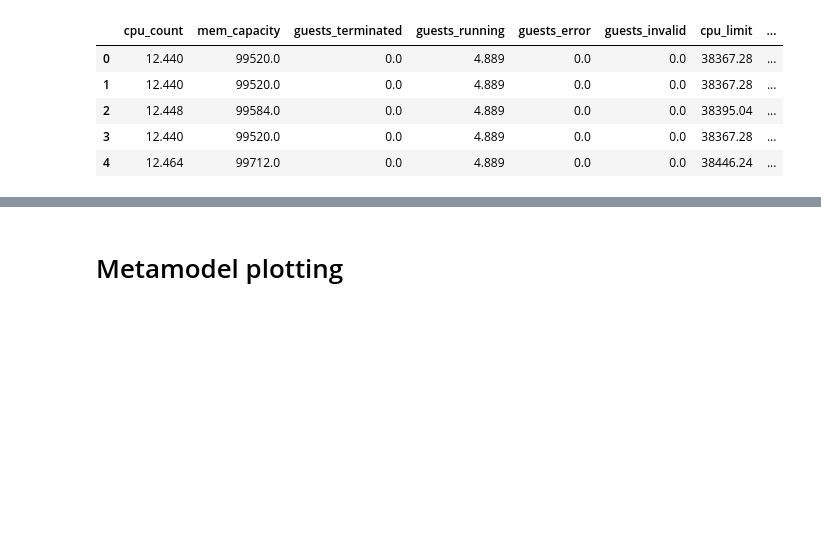
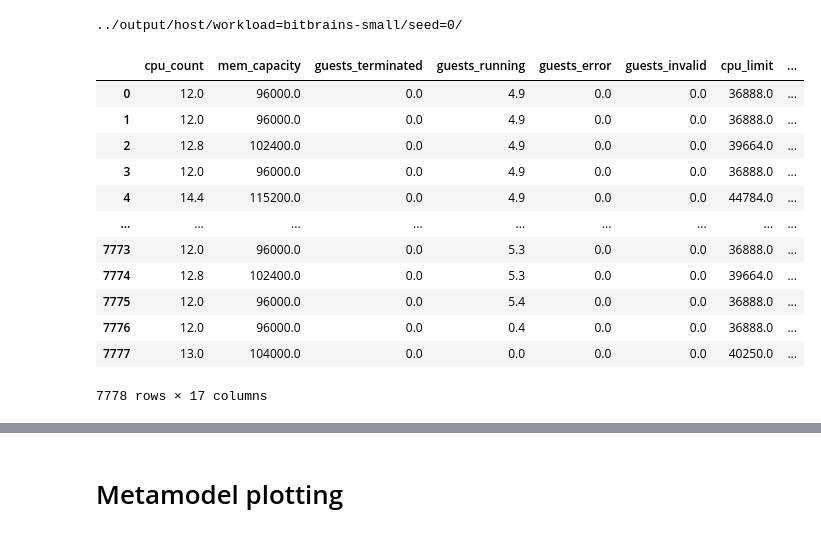
Before and after one commit to Radu-Nicolae/opendc-m3sa, a Jupyter notebook: opendc-experiments/opendc-experiments-metamodel/src/main/Python_scripts/MetaModelAutomated.ipynb, the cells around one changed output, grey strips where cells are left out. Saved outputs shown, nothing was run; the diff lists cells and outputs as text; code cells hidden in the pictures; blank space fills up the shorter version.

```diff
--- a/opendc-experiments/opendc-experiments-metamodel/src/main/Python_scripts/MetaModelAutomated.ipynb
+++ b/opendc-experiments/opendc-experiments-metamodel/src/main/Python_scripts/MetaModelAutomated.ipynb
@@ -26,25 +24,35 @@ def mean_of_chunks(series, chunk_size):
 # %%
 base_folder = ".."
 path = f"{base_folder}/output/host/workload=bitbrains-small/seed=0/"
+print(path)
 
 recent_dir = most_recent_directory(path)
 simulation_files = os.listdir(recent_dir)
+# %% [output]
+../output/host/workload=bitbrains-small/seed=0/
 # %%
 simulation_data = []
 
 for file in simulation_files:
     simulation_data.append(
-        mean_of_chunks(pd.read_parquet(os.path.join(recent_dir, file)), 1000)
+        mean_of_chunks(pd.read_parquet(os.path.join(recent_dir, file)), 10)
     )
 # %%
-simulation_data[0].head()
+simulation_data[0]
 # %% [output]
 |  | cpu_count | mem_capacity | guests_terminated | guests_running | guests_error | guests_invalid | cpu_limit | ... |
-| 0 | 12.440 | 99520.0 | 0.0 | 4.889 | 0.0 | 0.0 | 38367.28 | ... |
-| 1 | 12.440 | 99520.0 | 0.0 | 4.889 | 0.0 | 0.0 | 38367.28 | ... |
-| 2 | 12.448 | 99584.0 | 0.0 | 4.889 | 0.0 | 0.0 | 38395.04 | ... |
-| 3 | 12.440 | 99520.0 | 0.0 | 4.889 | 0.0 | 0.0 | 38367.28 | ... |
-| 4 | 12.464 | 99712.0 | 0.0 | 4.889 | 0.0 | 0.0 | 38446.24 | ... |
+| 0 | 12.0 | 96000.0 | 0.0 | 4.9 | 0.0 | 0.0 | 36888.0 | ... |
+| 1 | 12.0 | 96000.0 | 0.0 | 4.9 | 0.0 | 0.0 | 36888.0 | ... |
+| 2 | 12.8 | 102400.0 | 0.0 | 4.9 | 0.0 | 0.0 | 39664.0 | ... |
+| 3 | 12.0 | 96000.0 | 0.0 | 4.9 | 0.0 | 0.0 | 36888.0 | ... |
+| 4 | 14.4 | 115200.0 | 0.0 | 4.9 | 0.0 | 0.0 | 44784.0 | ... |
+| ... | ... | ... | ... | ... | ... | ... | ... | ... |
+| 7773 | 12.0 | 96000.0 | 0.0 | 5.3 | 0.0 | 0.0 | 36888.0 | ... |
+| 7774 | 12.8 | 102400.0 | 0.0 | 5.3 | 0.0 | 0.0 | 39664.0 | ... |
+| 7775 | 12.0 | 96000.0 | 0.0 | 5.4 | 0.0 | 0.0 | 36888.0 | ... |
+| 7776 | 12.0 | 96000.0 | 0.0 | 0.4 | 0.0 | 0.0 | 36888.0 | ... |
+| 7777 | 13.0 | 104000.0 | 0.0 | 0.0 | 0.0 | 0.0 | 40250.0 | ... |
+7778 rows × 17 columns
 # %%
 min_length = min([len(df) for df in simulation_data])
 simulated_metrics = []
```
Also changed, not shown: parts of 3 cells of this notebook, 1 other file.
